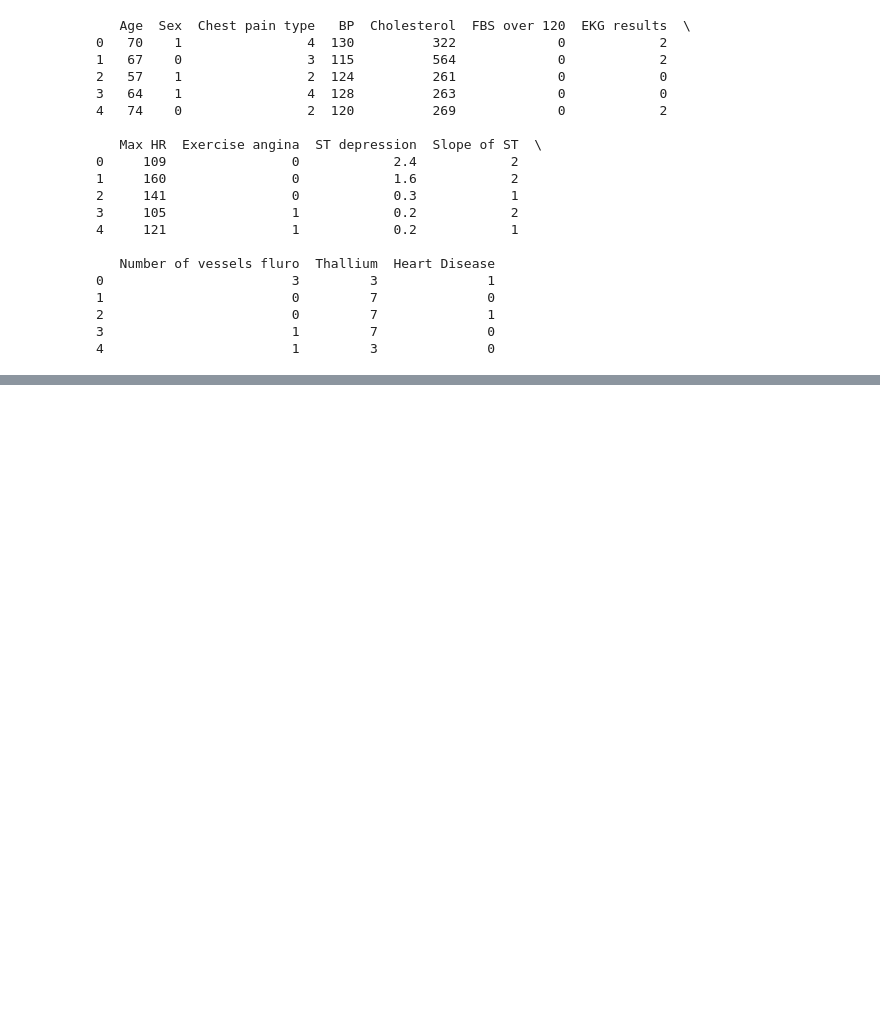
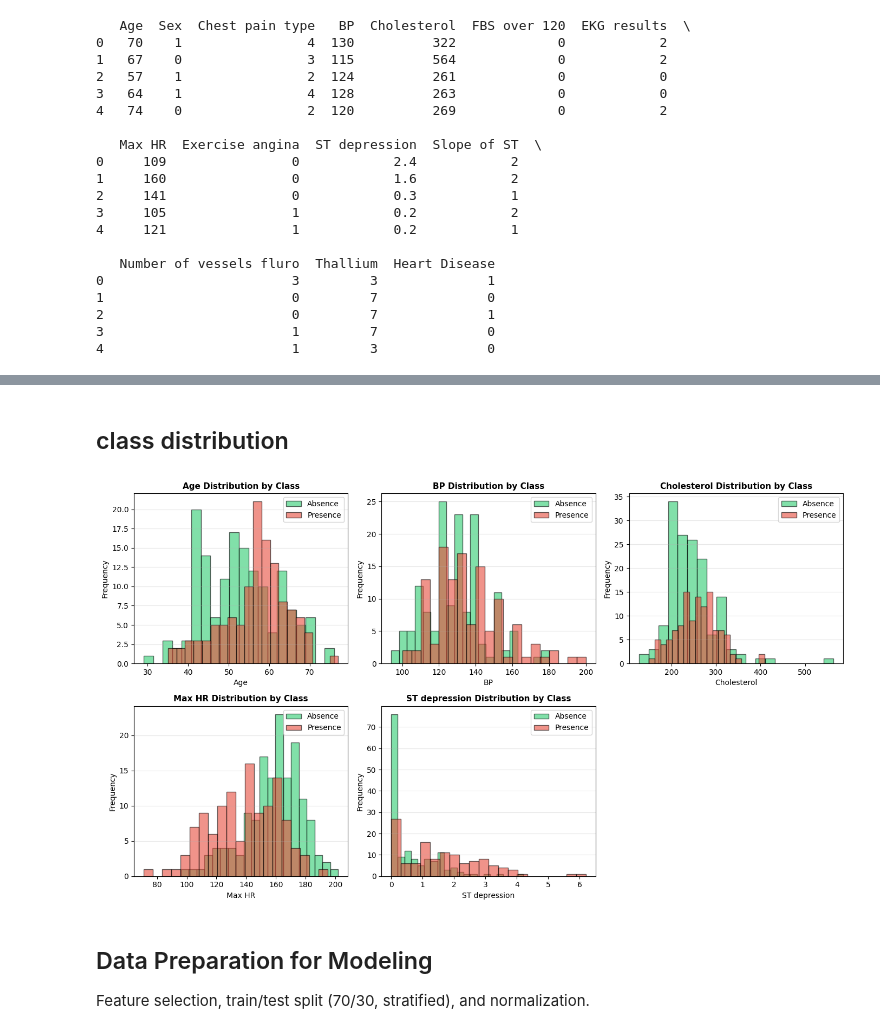
Before and after one commit to juanfe-rangel/logistic-regression, a Jupyter notebook: heart_disease_lr_analysis.ipynb, the cells around one changed output, grey strips where cells are left out. Drawn from its saved outputs; the diff is of its cells as text; code cells hidden in the pictures; blank space fills up the shorter version.

```diff
--- a/heart_disease_lr_analysis.ipynb
+++ b/heart_disease_lr_analysis.ipynb
@@ -65,0 +230,36 @@ print(data.head())
+# %% [markdown]
+## class distribution
+# %%
+key_features = ["Age", "BP", "Cholesterol", "Max HR", "ST depression"]
+existing_features = [f for f in key_features if f in data.columns]
+target_col = "Heart Disease"
+
+fig, axes = plt.subplots(2, 3, figsize=(14, 8))
+axes = axes.flatten()
+
+for idx, feature in enumerate(existing_features):
+    ax = axes[idx]
+    # Histograms separated by class
+    absence = data[data[target_col] == 0][feature]
+    presence = data[data[target_col] == 1][feature]
+
+    ax.hist(absence, bins=20, alpha=0.6, label="Absence", color="#2ecc71", edgecolor="black")
+    ax.hist(presence, bins=20, alpha=0.6, label="Presence", color="#e74c3c", edgecolor="black")
+
+    ax.set_xlabel(feature, fontsize=10)
+    ax.set_ylabel("Frequency", fontsize=10)
+    ax.set_title(f"{feature} Distribution by Class", fontsize=11, fontweight="bold")
+    ax.legend()
+    ax.grid(axis="y", alpha=0.3)
+
+# Hide the last subplot if not used
+axes[-1].axis("off")
+
+plt.tight_layout()
+plt.show()
+# %% [output]
+[figure, added]
+# %% [markdown]
+## Data Preparation for Modeling
+
+Feature selection, train/test split (70/30, stratified), and normalization.
```
Also changed, not shown: parts of 46 cells of this notebook.
